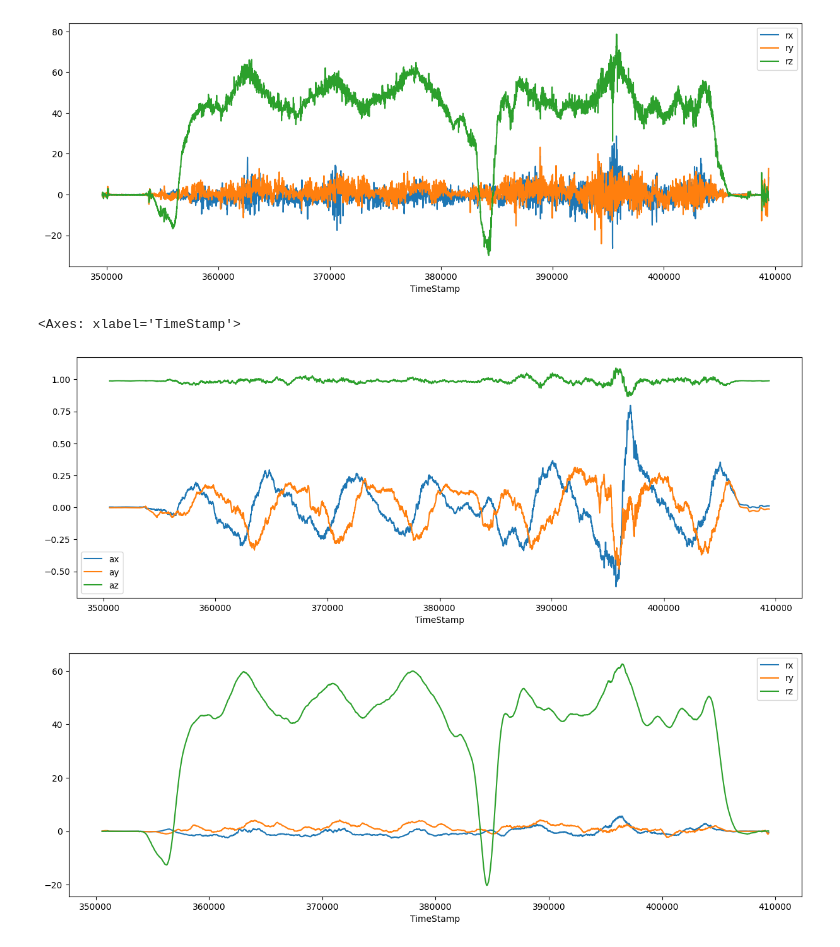
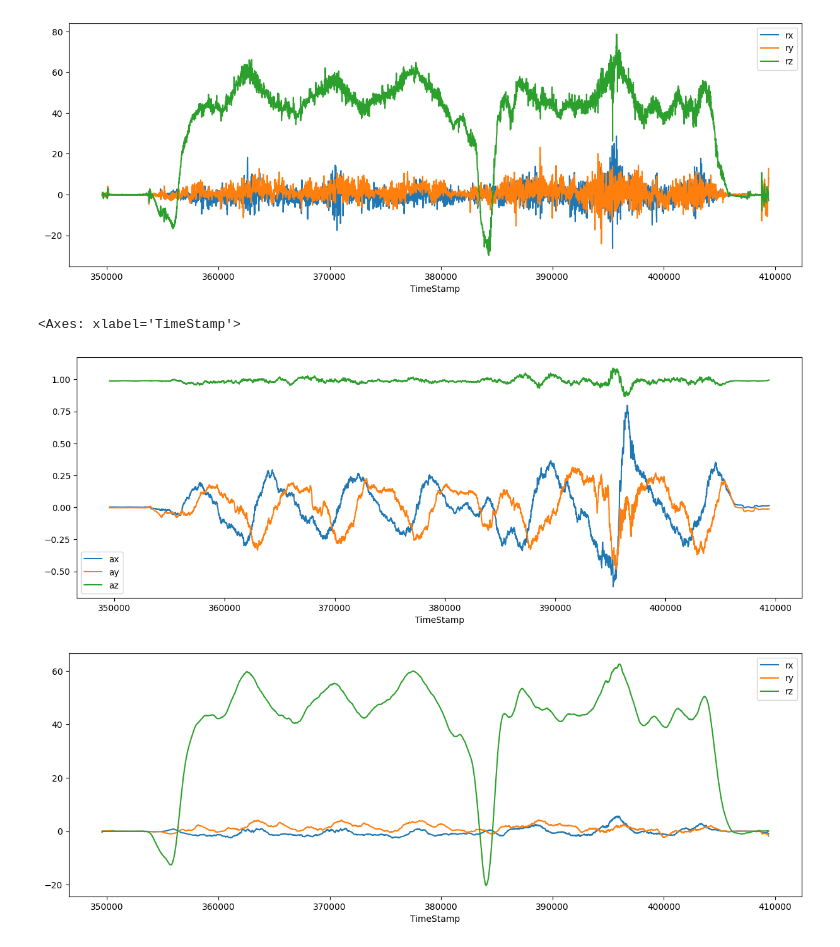
Before and after one commit to SGSVertigo/vertigo-python, a Jupyter notebook: Plot.ipynb, the cells around one changed output. Drawn from its saved outputs; the diff is of its cells as text; code cells hidden in the pictures.

```diff
--- a/Plot.ipynb
+++ b/Plot.ipynb
@@ -111,18 +111,18 @@ quat_matched_imu_world.plot(x='TimeStamp',y=['rx','ry','rz'])
 [figure]
 # %%
 quat_imu_world_smoothed = quat_matched_imu_world.copy()
-quat_imu_world_smoothed['ax'] = quat_matched_imu_world['ax'].rolling(window=100).mean()
-quat_imu_world_smoothed['ay'] = quat_matched_imu_world['ay'].rolling(window=100).mean()
-quat_imu_world_smoothed['az'] = quat_matched_imu_world['az'].rolling(window=100).mean()
-quat_imu_world_smoothed['rx'] = quat_matched_imu_world['rx'].rolling(window=100).mean()
-quat_imu_world_smoothed['ry'] = quat_matched_imu_world['ry'].rolling(window=100).mean()
-quat_imu_world_smoothed['rz'] = quat_matched_imu_world['rz'].rolling(window=100).mean()
+quat_imu_world_smoothed['ax'] = quat_matched_imu_world['ax'].rolling(window=100,min_periods=0,center=True).mean()
+quat_imu_world_smoothed['ay'] = quat_matched_imu_world['ay'].rolling(window=100,min_periods=0,center=True).mean()
+quat_imu_world_smoothed['az'] = quat_matched_imu_world['az'].rolling(window=100,min_periods=0,center=True).mean()
+quat_imu_world_smoothed['rx'] = quat_matched_imu_world['rx'].rolling(window=100,min_periods=0,center=True).mean()
+quat_imu_world_smoothed['ry'] = quat_matched_imu_world['ry'].rolling(window=100,min_periods=0,center=True).mean()
+quat_imu_world_smoothed['rz'] = quat_matched_imu_world['rz'].rolling(window=100,min_periods=0,center=True).mean()
 quat_imu_world_smoothed.plot(x='TimeStamp',y=['ax','ay','az'])
 quat_imu_world_smoothed.plot(x='TimeStamp',y=['rx','ry','rz'])
 # %% [output]
 <Axes: xlabel='TimeStamp'>
-[figure, old version]
+[figure, new version]
-[figure, old version]
+[figure, new version]
 # %%
 time_sorted_imu_world = Processing.matchIMUtoGPS(quat_matched_imu_world,gps)
 #We downsample the data as the full set is hard to render!
```
Also changed, not shown: parts of 5 cells of this notebook.
